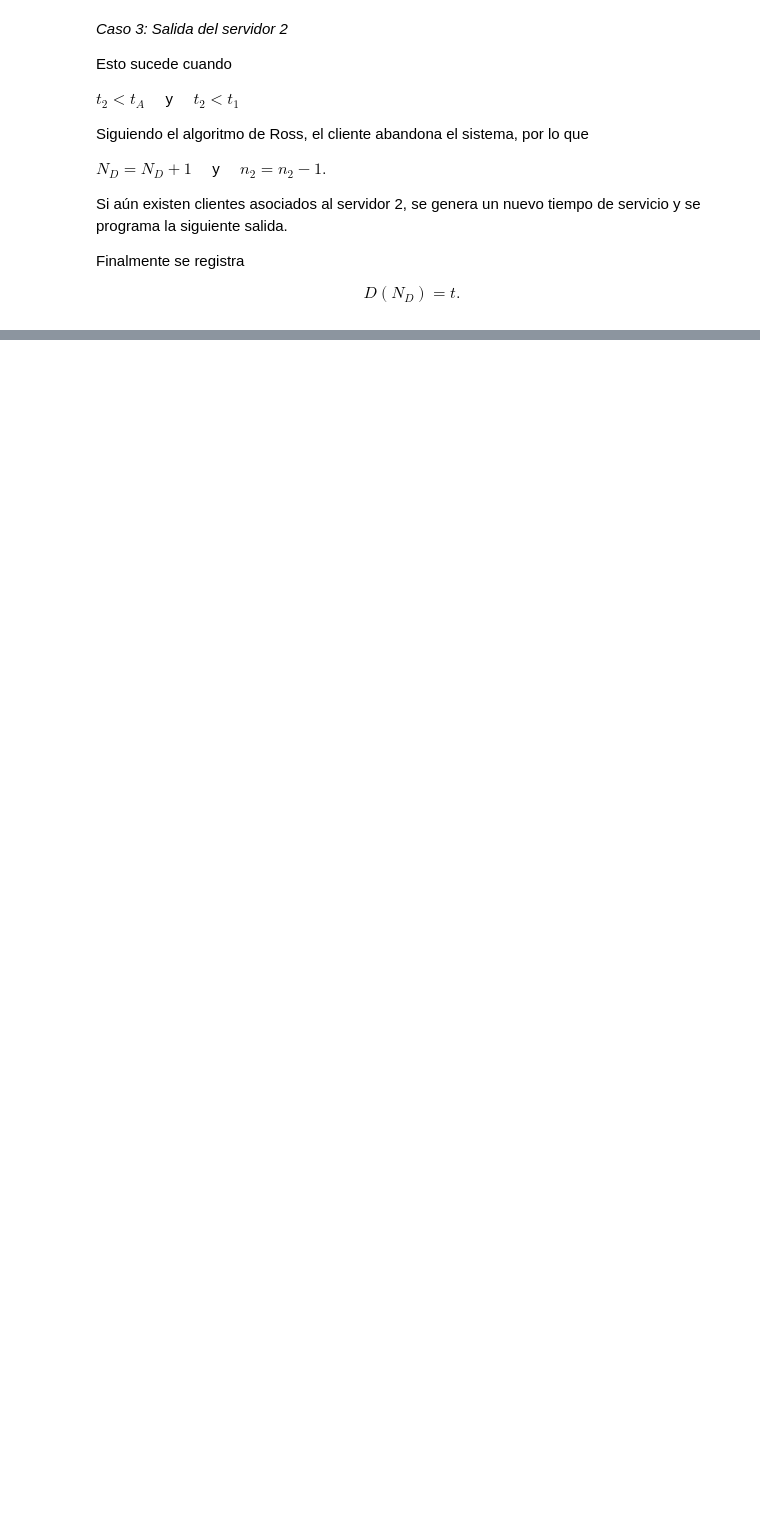
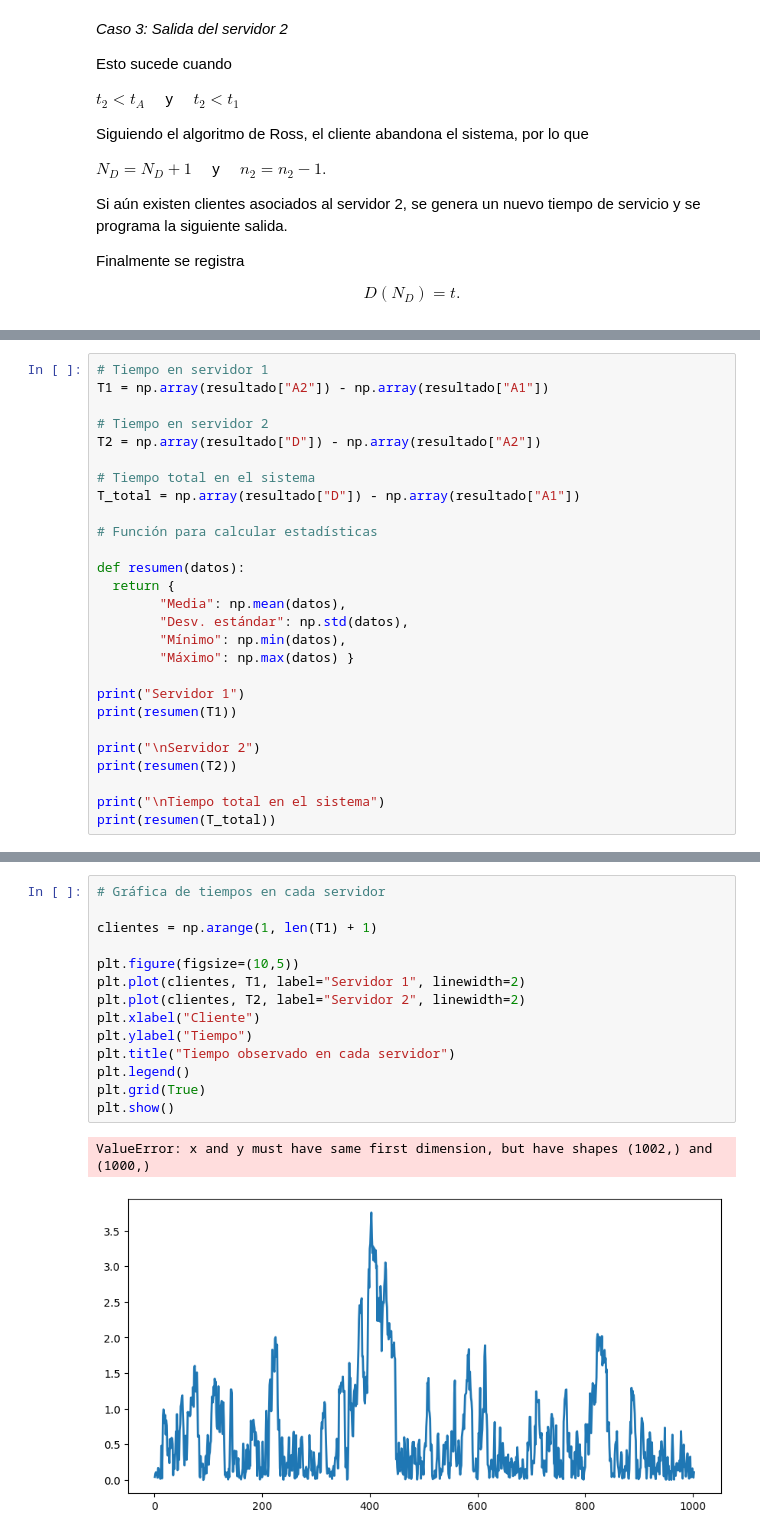
Before and after one commit to KarlaMichelleSorianoSanhez/Simulacion-I, a Jupyter notebook: sistemas_de_linea_de_espera_con_dos_servidores_en_serie_y_paralelo_.ipynb, the cells around one changed output, grey strips where cells are left out. Cells and saved outputs as stored; diff of their text form; blank space fills up the shorter version.

```diff
--- a/sistemas_de_linea_de_espera_con_dos_servidores_en_serie_y_paralelo_.ipynb
+++ b/sistemas_de_linea_de_espera_con_dos_servidores_en_serie_y_paralelo_.ipynb
@@ -474,0 +584,27 @@ De esta manera se reproduce fielmente el diagrama de flujo propuesto por Ross.
+# %%
+# Tiempo en servidor 1
+T1 = np.array(resultado["A2"]) - np.array(resultado["A1"])
+
+# Tiempo en servidor 2
+T2 = np.array(resultado["D"]) - np.array(resultado["A2"])
+
+# Tiempo total en el sistema
+T_total = np.array(resultado["D"]) - np.array(resultado["A1"])
+
+# Función para calcular estadísticas
+
+def resumen(datos):
+  return {
+        "Media": np.mean(datos),
+        "Desv. estándar": np.std(datos),
+        "Mínimo": np.min(datos),
+        "Máximo": np.max(datos) }
+
+print("Servidor 1")
+print(resumen(T1))
+
+print("\nServidor 2")
+print(resumen(T2))
+
+print("\nTiempo total en el sistema")
+print(resumen(T_total))
@@ -474,0 +624,17 @@ De esta manera se reproduce fielmente el diagrama de flujo propuesto por Ross.
+# %%
+# Gráfica de tiempos en cada servidor
+
+clientes = np.arange(1, len(T1) + 1)
+
+plt.figure(figsize=(10,5))
+plt.plot(clientes, T1, label="Servidor 1", linewidth=2)
+plt.plot(clientes, T2, label="Servidor 2", linewidth=2)
+plt.xlabel("Cliente")
+plt.ylabel("Tiempo")
+plt.title("Tiempo observado en cada servidor")
+plt.legend()
+plt.grid(True)
+plt.show()
+# %% [output]
+ValueError: x and y must have same first dimension, but have shapes (1002,) and (1000,)
+[figure, added]
```
Also changed, not shown: parts of 14 cells of this notebook.
